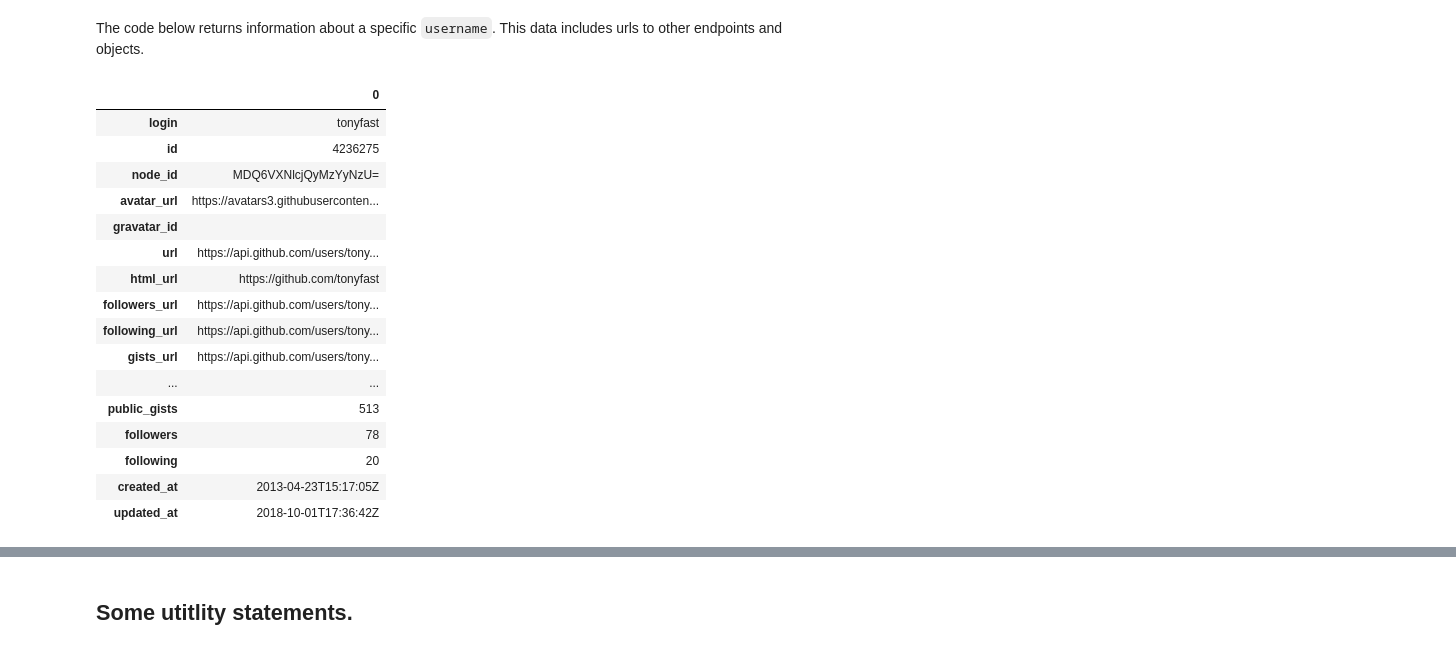
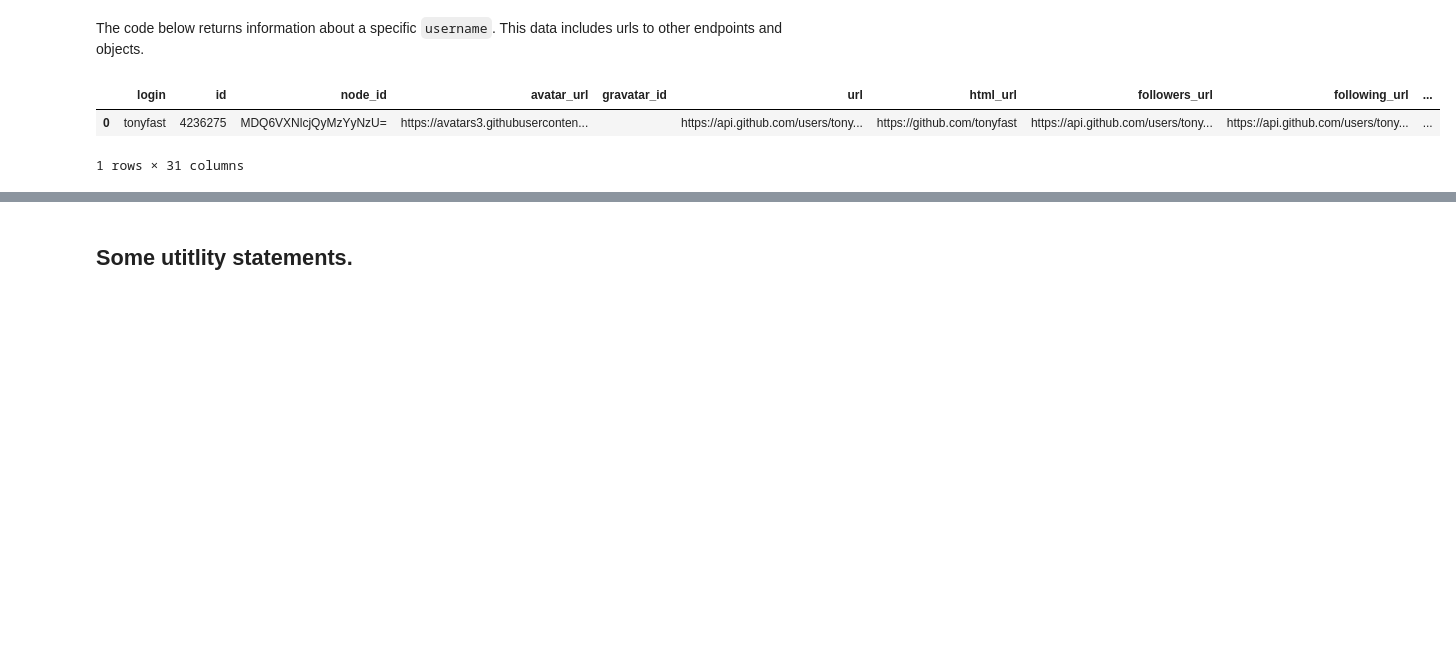
Before and after one commit to tonyfast/idiomatic-pandas, a Jupyter notebook: idiomatic_pandas/demo.ipynb, the cells around one changed output, grey strips where cells are left out. Drawn from its saved outputs; the diff is of its cells as text; code cells hidden in the pictures; blank space fills up the shorter version.

```diff
--- a/idiomatic_pandas/demo.ipynb
+++ b/idiomatic_pandas/demo.ipynb
@@ -56,26 +56,12 @@ Caching our requests assures that our data remains local and we can work with ou
 The code below returns information about a specific `username`.  This data includes urls to other endpoints and objects.
 # %%
     info = pandas.read_json(
-        requests.get(f"https://api.github.com/users/%s"%username, params=params).content,
-        typ='Series'); info.to_frame()
+        requests.get(f"https://api.github.com/users/%s"%username, params=PARAMS).content,
+        typ='Series'); info.to_frame().T
 # %% [output]
-|  | 0 |
-| login | tonyfast |
-| id | 4236275 |
-| node_id | MDQ6VXNlcjQyMzYyNzU= |
-| avatar_url | https://avatars3.githubuserconten... |
-| gravatar_id |  |
-| url | https://api.github.com/users/tony... |
-| html_url | https://github.com/tonyfast |
-| followers_url | https://api.github.com/users/tony... |
-| following_url | https://api.github.com/users/tony... |
-| gists_url | https://api.github.com/users/tony... |
-| ... | ... |
-| public_gists | 513 |
-| followers | 78 |
-| following | 20 |
-| created_at | 2013-04-23T15:17:05Z |
-| updated_at | 2018-10-01T17:36:42Z |
+|  | login | id | node_id | avatar_url | gravatar_id | url | html_url | followers_url | following_url | ... |
+| 0 | tonyfast | 4236275 | MDQ6VXNlcjQyMzYyNzU= | https://avatars3.githubuserconten... |  | https://api.github.com/users/tony... | https://github.com/tonyfast | https://api.github.com/users/tony... | https://api.github.com/users/tony... | ... |
+1 rows × 31 columns
 # %%
     IPython.display.Markdown(f"![]({info.avatar_url})")
 # %% [output]
```
Also changed, not shown: parts of 9 cells of this notebook.
